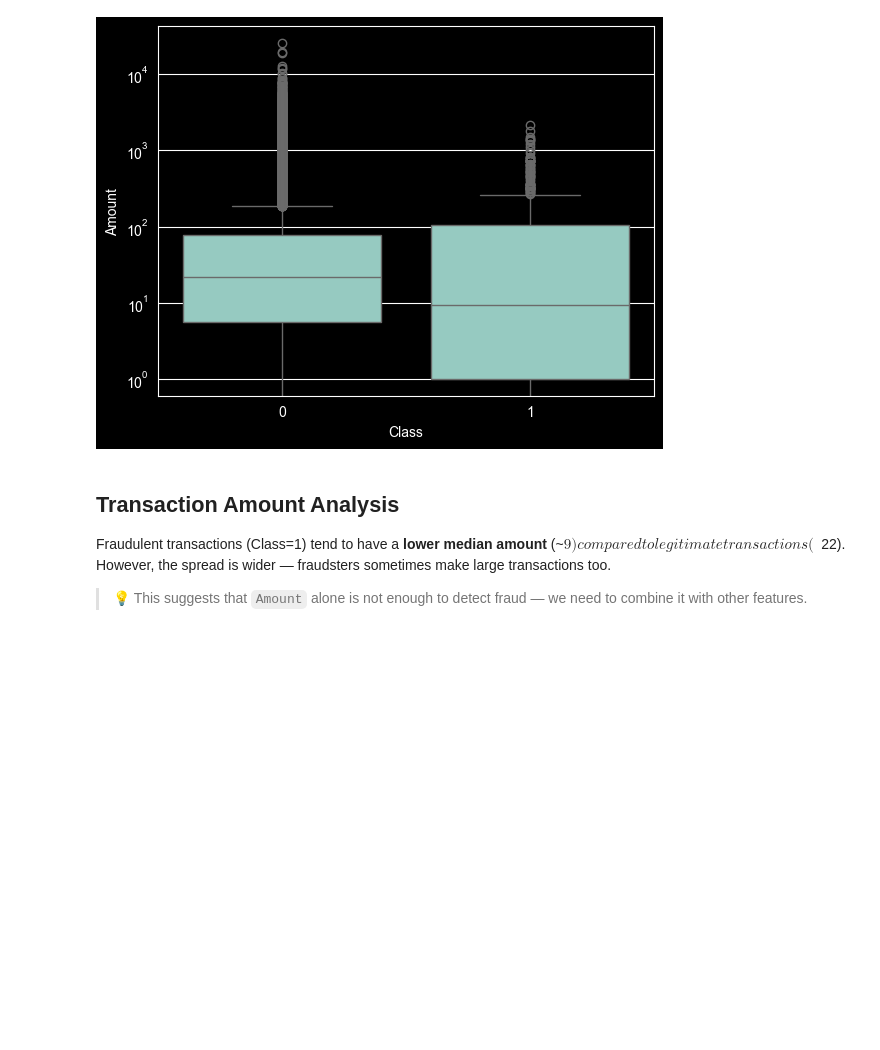
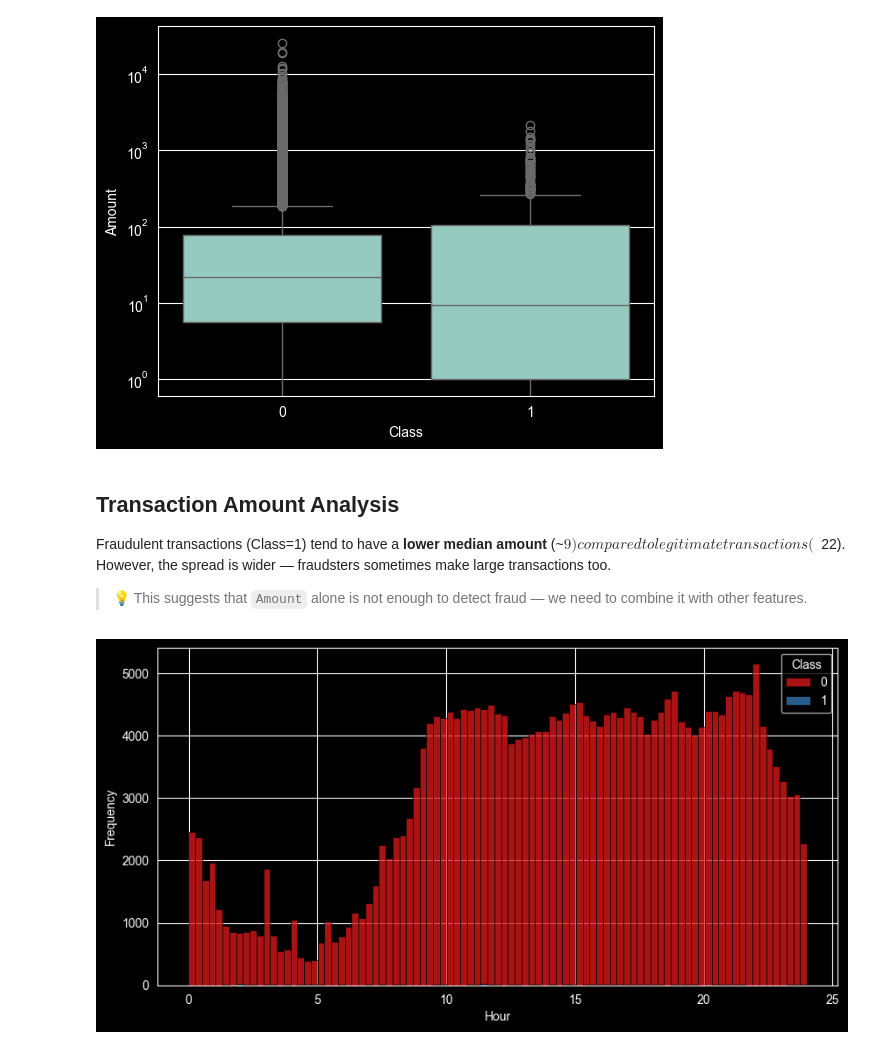
Before and after one commit to DanilRodenko/FraudShield, a Jupyter notebook: notebooks/01_EDA.ipynb, the cells around one changed output. Saved outputs shown, nothing was run; the diff lists cells and outputs as text; code cells hidden in the pictures; blank space fills up the shorter version.

```diff
--- a/notebooks/01_EDA.ipynb
+++ b/notebooks/01_EDA.ipynb
@@ -127,3 +127,19 @@ fraudsters sometimes make large transactions too.
 > we need to combine it with other features.
 # %%
 df["Hour"] = (df["Time"] / 3600) % 24
+# %%
+plt.figure(figsize=(10, 5))
+sns.histplot(
+    df,
+    x="Hour",
+    hue="Class",
+    multiple="stack",
+    palette="Set1",
+    edgecolor="k",
+    linewidth=0.5
+)
+plt.xlabel("Hour")
+plt.ylabel("Frequency")
+plt.show()
+# %% [output]
+[figure, added]
```
Also changed, not shown: parts of 6 cells of this notebook.
